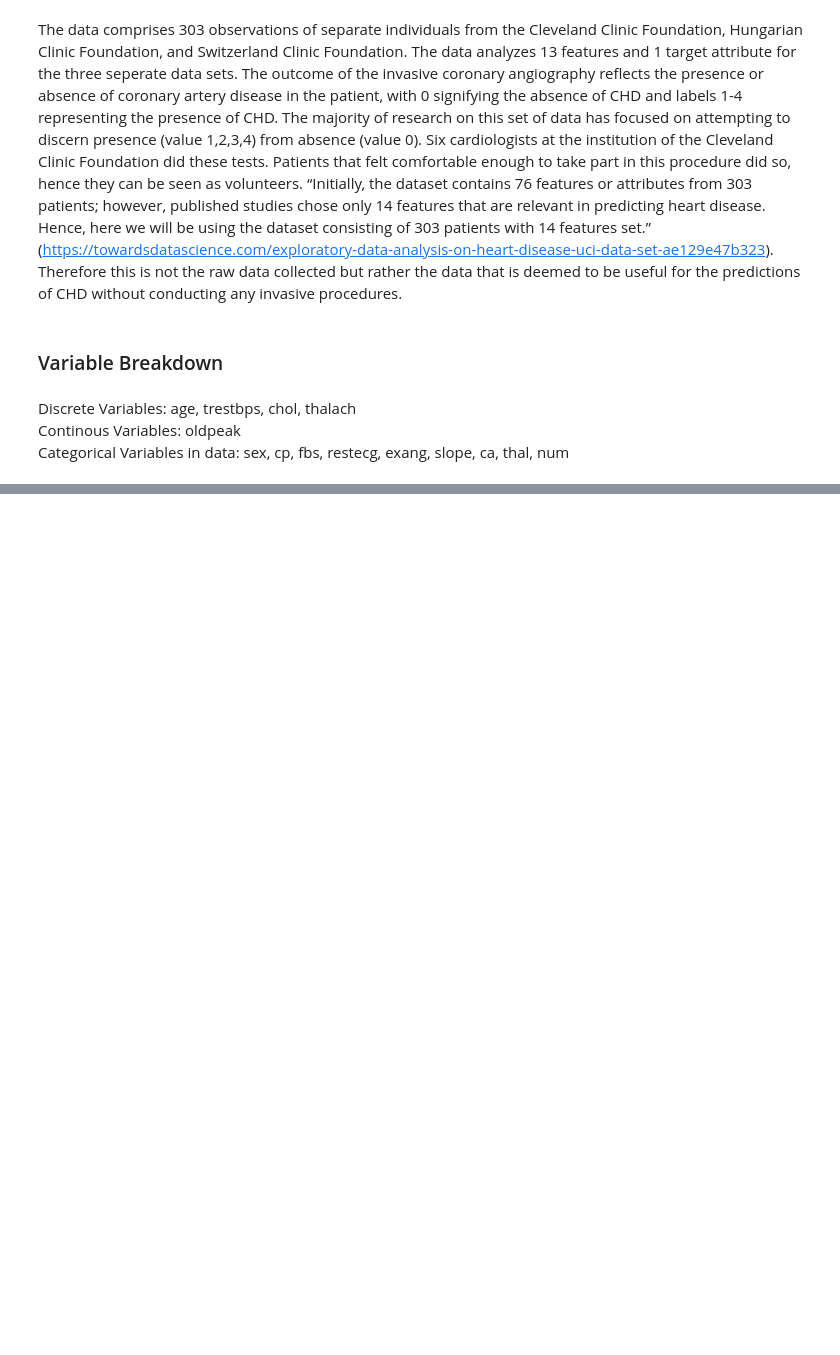
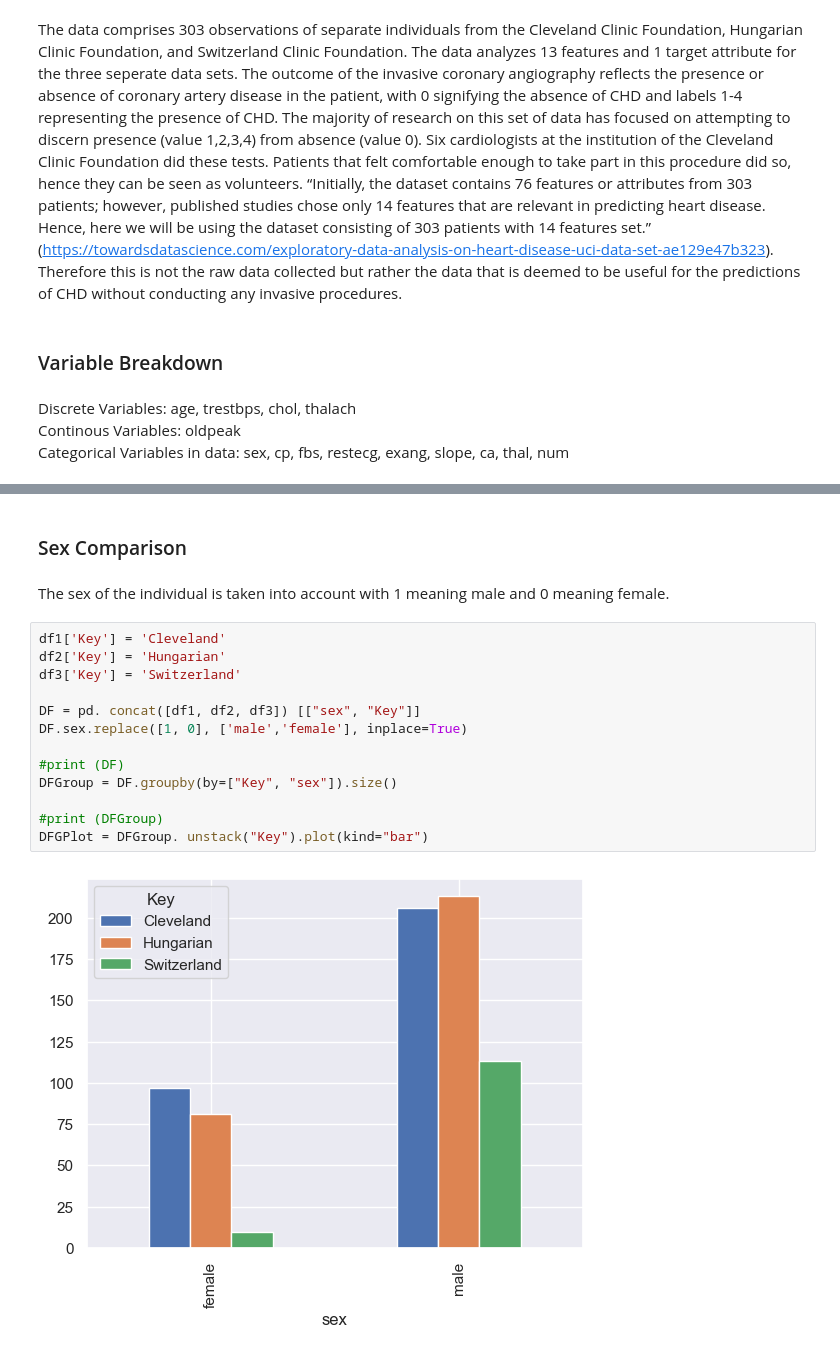
Before and after one commit to alishachowhan89/USCJumpstart2023, a Jupyter notebook: ComparisonAnalysis.ipynb, the cells around one changed output, grey strips where cells are left out. Cells and saved outputs as stored; diff of their text form; blank space fills up the shorter version.

```diff
--- a/ComparisonAnalysis.ipynb
+++ b/ComparisonAnalysis.ipynb
@@ -49,0 +28,19 @@ DFGPlot = DFGroup.count().unstack('Key').plot(kind='bar')
+# %% [markdown]
+### Sex Comparison <a class="anchor" id="section3_2"></a>
+# %% [markdown]
+The sex of the individual is taken into account with 1 meaning male and 0 meaning female.
+# %%
+df1['Key'] = 'Cleveland'
+df2['Key'] = 'Hungarian'
+df3['Key'] = 'Switzerland'
+
+DF = pd. concat([df1, df2, df3]) [["sex", "Key"]]
+DF.sex.replace([1, 0], ['male','female'], inplace=True)
+
+#print (DF)
+DFGroup = DF.groupby(by=["Key", "sex"]).size()
+
+#print (DFGroup)
+DFGPlot = DFGroup. unstack("Key").plot(kind="bar")
+# %% [output]
+[figure, added]
```
Also changed, not shown: parts of 25 cells of this notebook.
